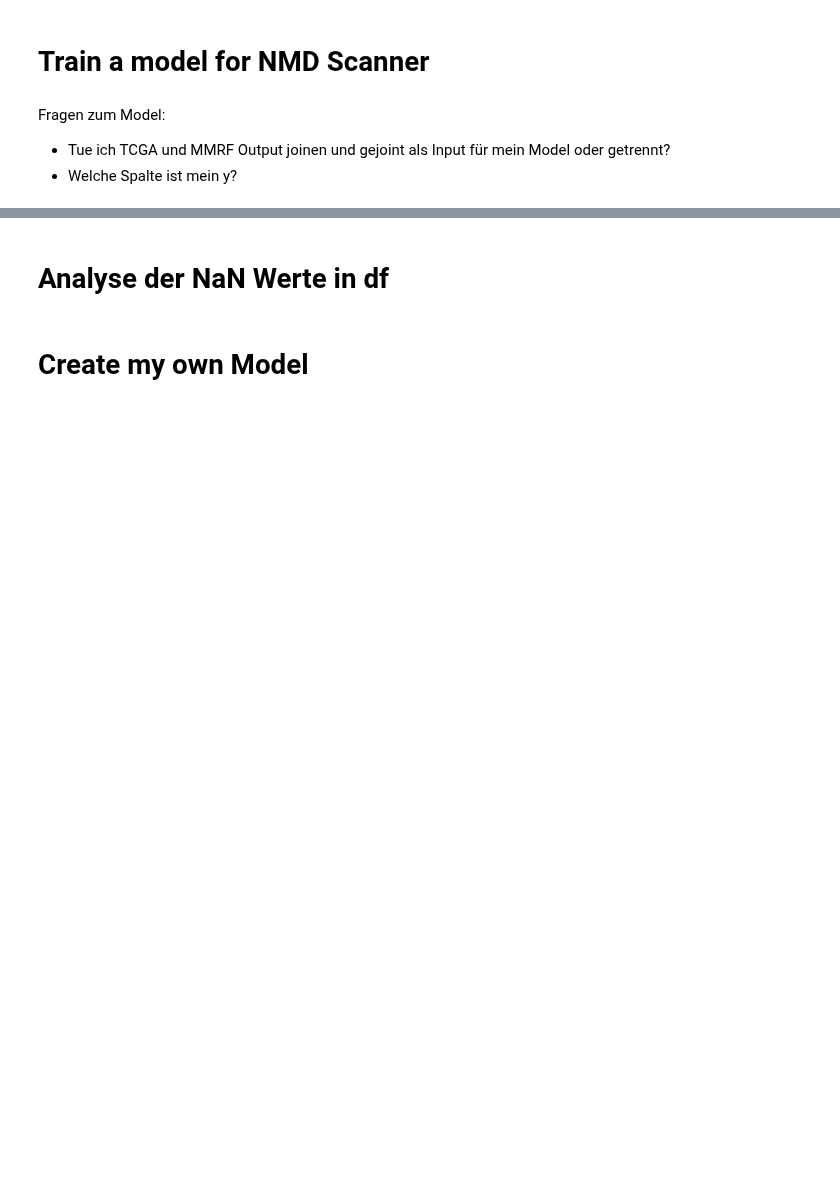
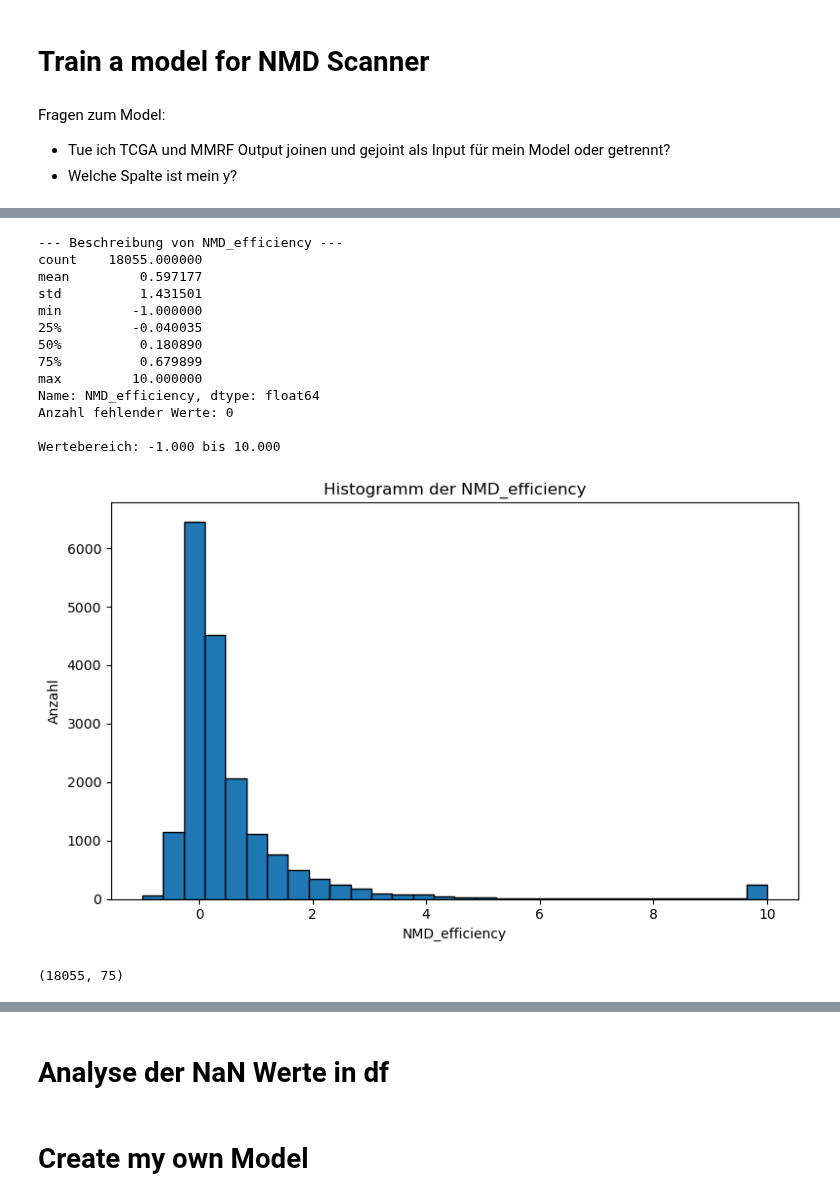
Before and after one commit to gagneurlab/NMD-Scanner, a Jupyter notebook: scripts/train.ipynb, the cells around one changed output, grey strips where cells are left out. Drawn from its saved outputs; the diff is of its cells as text; code cells hidden in the pictures; blank space fills up the shorter version.

```diff
--- a/scripts/train.ipynb
+++ b/scripts/train.ipynb
@@ -212,0 +1086,39 @@ pickle.dump(regr, open('nmd_eff_predictor2', 'wb'))
+# %%
+# 1. Beschreibung der Verteilung (inkl. NaNs)
+print("\n--- Beschreibung von NMD_efficiency ---")
+print(df_merged["NMD_efficiency"].describe())
+print(f"Anzahl fehlender Werte: {df_merged['NMD_efficiency'].isnull().sum()}")
+
+# 2. Wertebereich
+min_eff = df_merged["NMD_efficiency"].min()
+max_eff = df_merged["NMD_efficiency"].max()
+print(f"\nWertebereich: {min_eff:.3f} bis {max_eff:.3f}")
+
+# 3. Histogramm anzeigen
+plt.figure(figsize=(8, 5))
+df_merged["NMD_efficiency"].hist(bins=30, edgecolor='black')
+plt.title("Histogramm der NMD_efficiency")
+plt.xlabel("NMD_efficiency")
+plt.ylabel("Anzahl")
+plt.grid(False)
+plt.tight_layout()
+plt.show()
+# %% [output]
+--- Beschreibung von NMD_efficiency ---
+count    18055.000000
+mean         0.597177
+std          1.431501
+min         -1.000000
+25%         -0.040035
+50%          0.180890
+75%          0.679899
+max         10.000000
+Name: NMD_efficiency, dtype: float64
+Anzahl fehlender Werte: 0
+
+Wertebereich: -1.000 bis 10.000
+[figure, added]
+# %%
+df_merged.shape
+# %% [output]
+(18055, 75)
```
Also changed, not shown: parts of 188 cells of this notebook, 1 other file.
